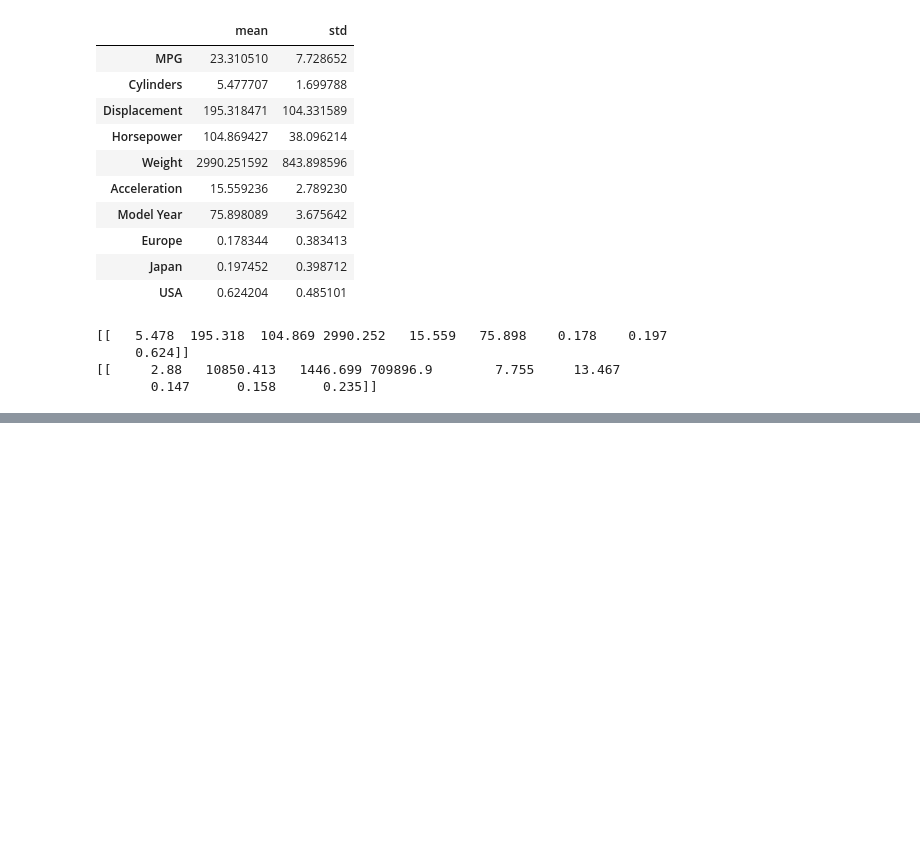
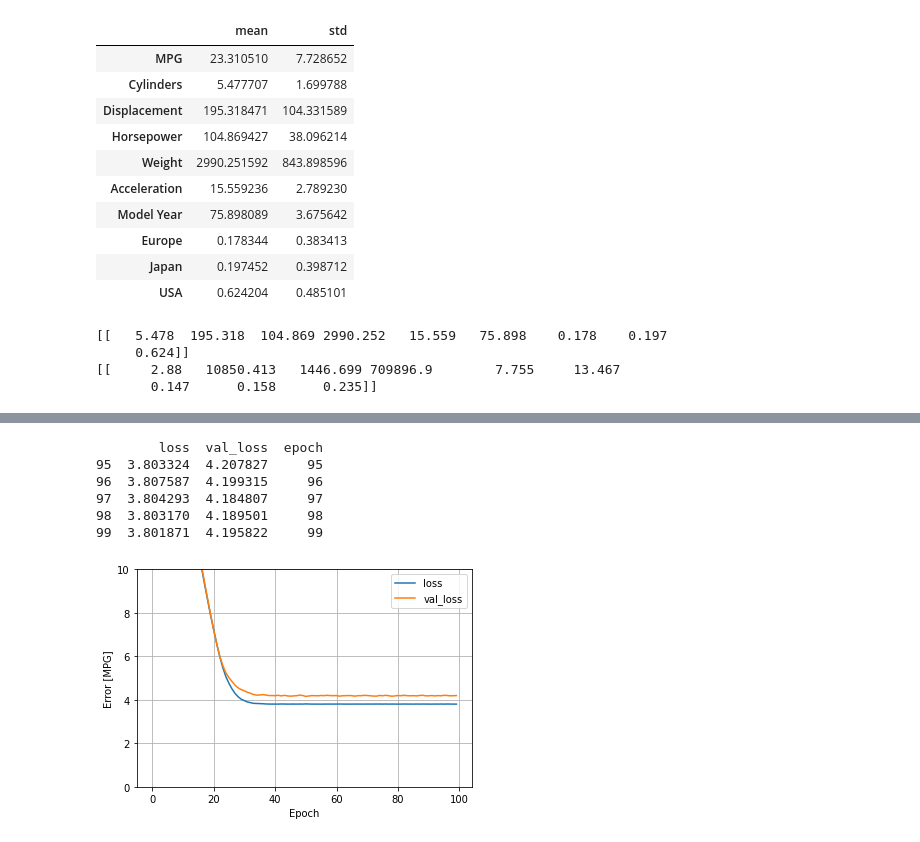
Before and after one commit to ftk1000/py_lessons, a Jupyter notebook: regr_fuel_efficiency.ipynb, the cells around one changed output, grey strips where cells are left out. Saved outputs shown, nothing was run; the diff lists cells and outputs as text; code cells hidden in the pictures; blank space fills up the shorter version.

```diff
--- a/regr_fuel_efficiency.ipynb
+++ b/regr_fuel_efficiency.ipynb
@@ -190,0 +251,22 @@ array([-1.414, -0.707,  0.   ], dtype=float32)
+# %%
+%%time
+'''
+Once the model is built, configure the training procedure using the
+Keras Model.compile method. The most important arguments to compile are
+the loss and the optimizer, since these define what
+will be optimized (mean_absolute_error) and
+how (using the tf.keras.optimizers.Adam).
+'''
+horsepower_model.compile(
+    optimizer=tf.optimizers.Adam(learning_rate=0.1),
+    loss='mean_absolute_error')
+
+
+history = horsepower_model.fit(
+    train_features['Horsepower'],
+    train_labels,
+    epochs=100,
+    # Suppress logging.
+    verbose=0,
+    # Calculate validation results on 20% of the training data.
+    validation_split = 0.2)
@@ -190,0 +276,23 @@ array([-1.414, -0.707,  0.   ], dtype=float32)
+# %%
+hist = pd.DataFrame(history.history)
+hist['epoch'] = history.epoch
+print(hist.tail())
+
+def plot_loss(history):
+  plt.plot(history.history['loss'], label='loss')
+  plt.plot(history.history['val_loss'], label='val_loss')
+  plt.ylim([0, 10])
+  plt.xlabel('Epoch')
+  plt.ylabel('Error [MPG]')
+  plt.legend()
+  plt.grid(True)
+
+plot_loss(history)
+# %% [output]
+        loss  val_loss  epoch
+95  3.803324  4.207827     95
+96  3.807587  4.199315     96
+97  3.804293  4.184807     97
+98  3.803170  4.189501     98
+99  3.801871  4.195822     99
+[figure, added]
```
Also changed, not shown: parts of 20 cells of this notebook.
